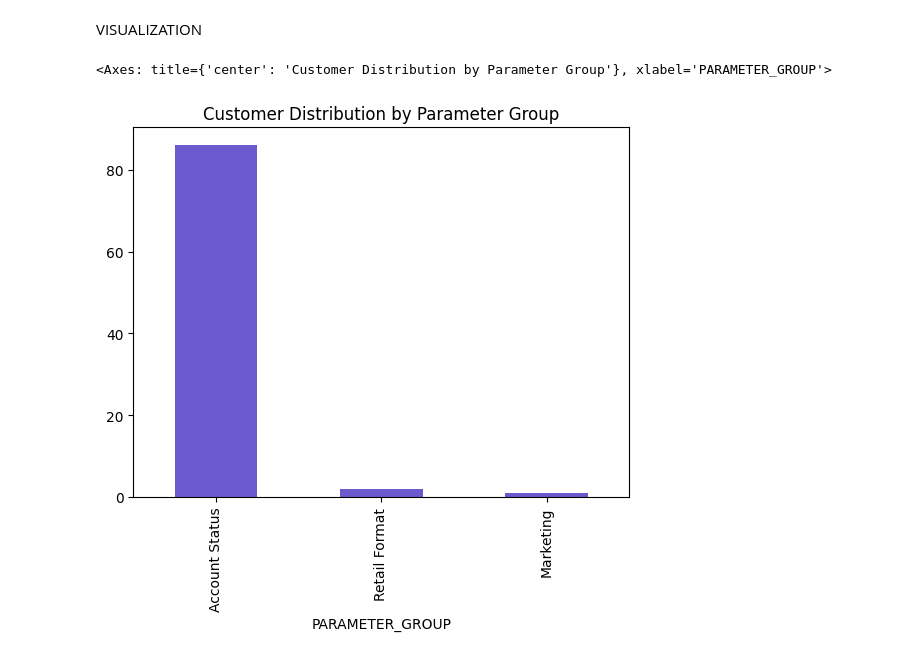
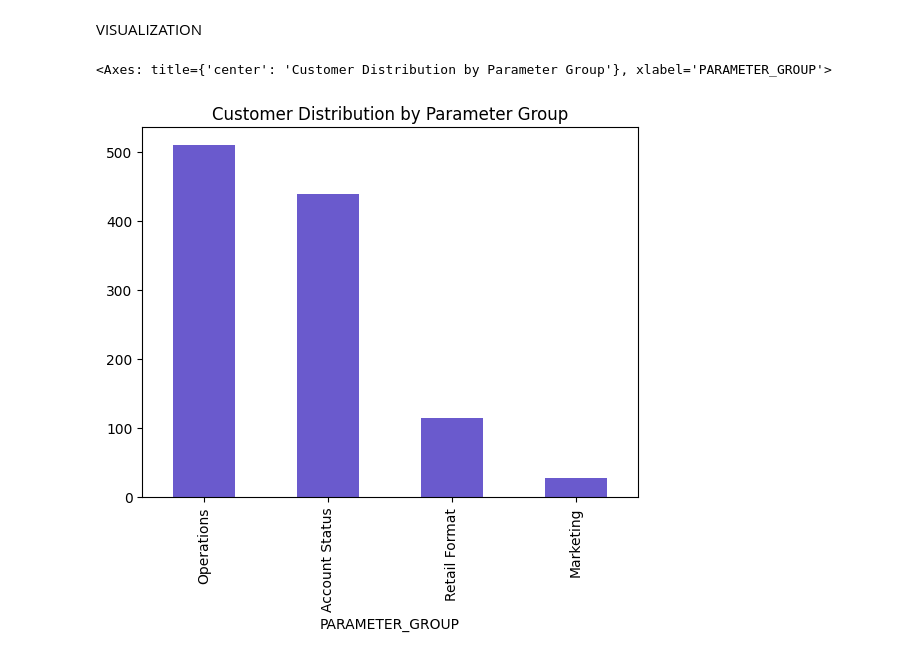
Before and after one commit to THakgvLO/ClearVue-BI-System, a Jupyter notebook: clean_data/thakgalo/customer_acc_parameters_cleaned.ipynb, the cells around one changed output. Cells and saved outputs as stored; diff of their text form; code cells hidden in the pictures.

```diff
--- a/clean_data/thakgalo/customer_acc_parameters_cleaned.ipynb
+++ b/clean_data/thakgalo/customer_acc_parameters_cleaned.ipynb
@@ -195,11 +125,11 @@ merged_df_clean.to_csv("customer_acc_parameters_clean.csv", index=False)
 VISUALIZATION
 # %%
 #Show how many customer-parameter pairs fall under each semantic group
-merged_df_clean['PARAMETER_GROUP'].value_counts().plot(
+customer_parameters_df['PARAMETER_GROUP'].value_counts().plot(
     kind='bar', color='slateblue', title='Customer Distribution by Parameter Group')
 # %% [output]
 <Axes: title={'center': 'Customer Distribution by Parameter Group'}, xlabel='PARAMETER_GROUP'>
-[figure, old version]
+[figure, new version]
 # %%
 # Visualize how many customers fall under each non-status group
 non_status_df['PARAMETER_GROUP'].value_counts().plot(
```
Also changed, not shown: parts of 10 cells of this notebook, 18 other files.
